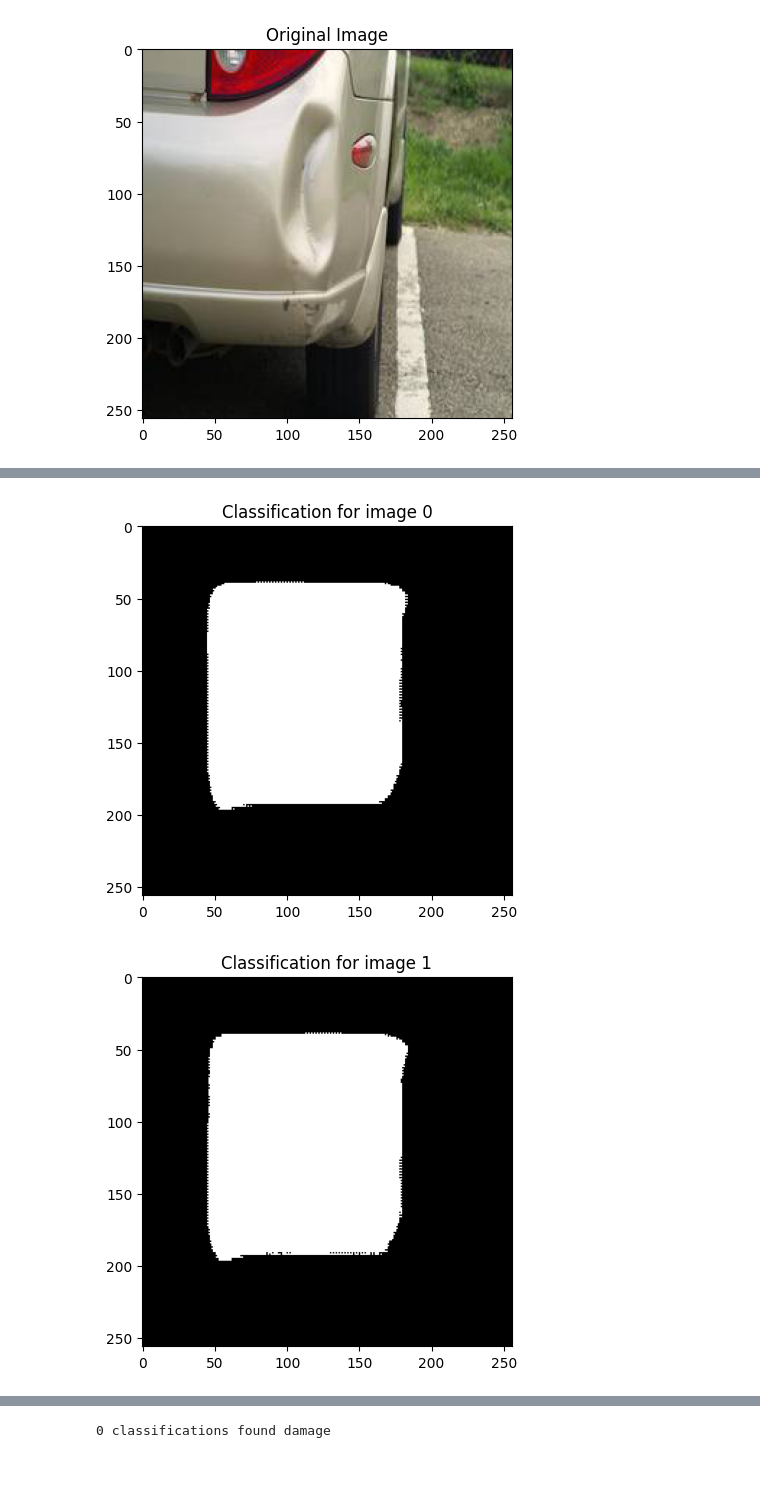
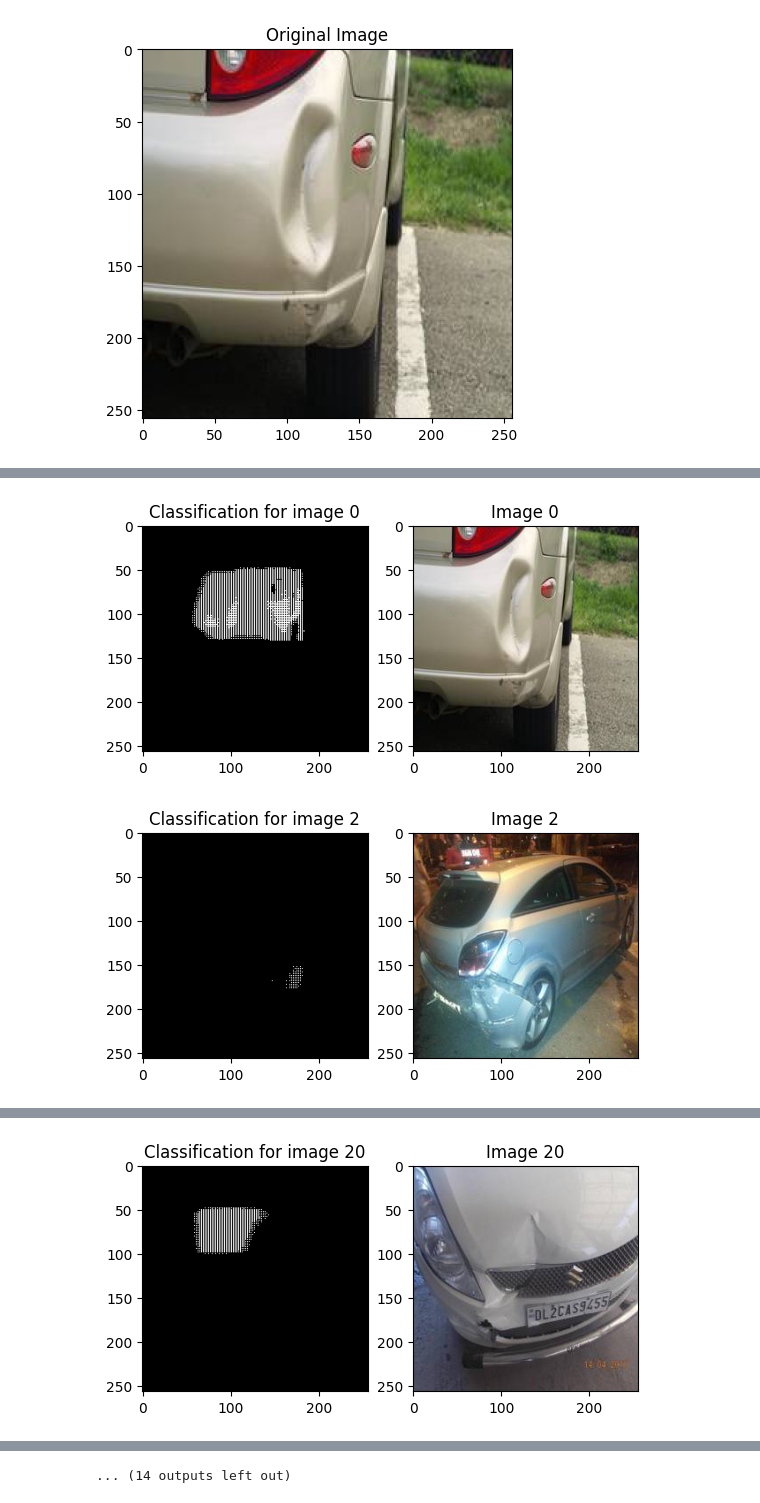
Before and after one commit to binDebug3/Casper, a Jupyter notebook: DeepLearning/DamageClassifier.ipynb, the cells around one changed output, grey strips where cells are left out. Drawn from its saved outputs; the diff is of its cells as text; code cells hidden in the pictures; blank space fills up the shorter version.

Commit message:
Get somewhat plausible damage classifcation

```diff
--- a/DeepLearning/DamageClassifier.ipynb
+++ b/DeepLearning/DamageClassifier.ipynb
@@ -238,12 +289,7 @@ size = 256
 width, height = size, size
 
 # make a new file path for the training masks for the data loader
-robo_mask_train = "/content/damage_robo/masks_train/0"
-robot_mask_test = "/content/damage_robo/masks_test/0"
-if not os.path.exists(robo_mask_train):
-    os.makedirs(robo_mask_train)
-if not os.path.exists(robot_mask_test):
-    os.makedirs(robot_mask_test)
+split_data("damage_robo", True)
 
 
 # Load the JSON data
@@ -269,9 +315,9 @@ for annotation in data['annotations']:
   # determine if the data is for testing or training
   meta_image = next((img for img in data['images'] if img['id'] == image_id), None)
   if meta_image and meta_image['file_name'].startswith('test'):
-      folder_name = 'masks_test'
+      folder_name = 'mask_test'
   else:
-      folder_name = 'masks_train'
+      folder_name = 'mask_train'
 
   # save the mask
   name = '/content/damage_robo/' + folder_name + '/0/mask'+ \
@@ -465,8 +647,10 @@ Create datasets, dataloaders and neural network
 # Initialize Datasets
 path_coco = '/content/damage_coco'
 path_robo = '/content/damage_robo'
-train_dataset = DamagedDataset(path_coco, path_robo, train = True)
-val_dataset = DamagedDataset(path_coco, path_robo, train = False)
+path_used = '/content/damage_used'
+path_clean = '/content/damage_clean'
+train_dataset = DamagedDataset(path_coco, path_robo, path_clean, train = True)
+val_dataset = DamagedDataset(path_coco, path_robo, path_clean, train = False)
 
 # Initialize Model
 model = DamageDetection()
@@ -606,17 +782,35 @@ print(len(train_dataset))
 # %%
 # check if anything returned something nonzero
 import time
 count = 0
-for i in range(0, 10):
+for i in range(0, 50, 2):
   q = model(val_dataset[i][0].unsqueeze(0).cuda()).squeeze(0).argmax(0).cpu().detach().numpy()
-  plt.imshow(q, cmap="gray")
-  plt.title(f"Classification for image {i}")
+
+  # Create a figure with two subplots
+  fig, axs = plt.subplots(1, 2)
+
+  if np.sum(q) == 0:
+    count += 1
+    title = f"No damage for image {i}"
+  else:
+    title = f"Classification for image {i}"
+
+  # Display the classification image in the first subplot
+  axs[0].imshow(q, cmap="gray")
+  axs[0].set_title(title)
+
+  # Display the original image in the second subplot
+  axs[1].imshow(np.transpose(val_dataset[i][0], (1, 2, 0)))
+  axs[1].set_title(f"Image {i}")
+
+  # # display the labeling mask
+  # axs[2].imshow(val_dataset[i][1], cmap="gray")
+  # axs[2].set_title(f"Mask {i}")
+
+  # Show the figure
   plt.show()
-  # if np.sum(q) != 0:
-  #   count += 1
-  #   print(i, np.sum(q))
 
-print(f"{count} classifications found damage")
+print(f"{count} classifications found no damage")
 # %% [output]
-[figure, old version]
+[figure, new version]
-[figure, old version]
+[figure, new version]
@@ -630,0 +825 @@ print(f"{count} classifications found damage")
+[figure, added]
@@ -631 +827 @@ print(f"{count} classifications found damage")
-0 classifications found damage
+... (14 outputs left out)
```
Also changed, not shown: parts of 25 cells of this notebook.
